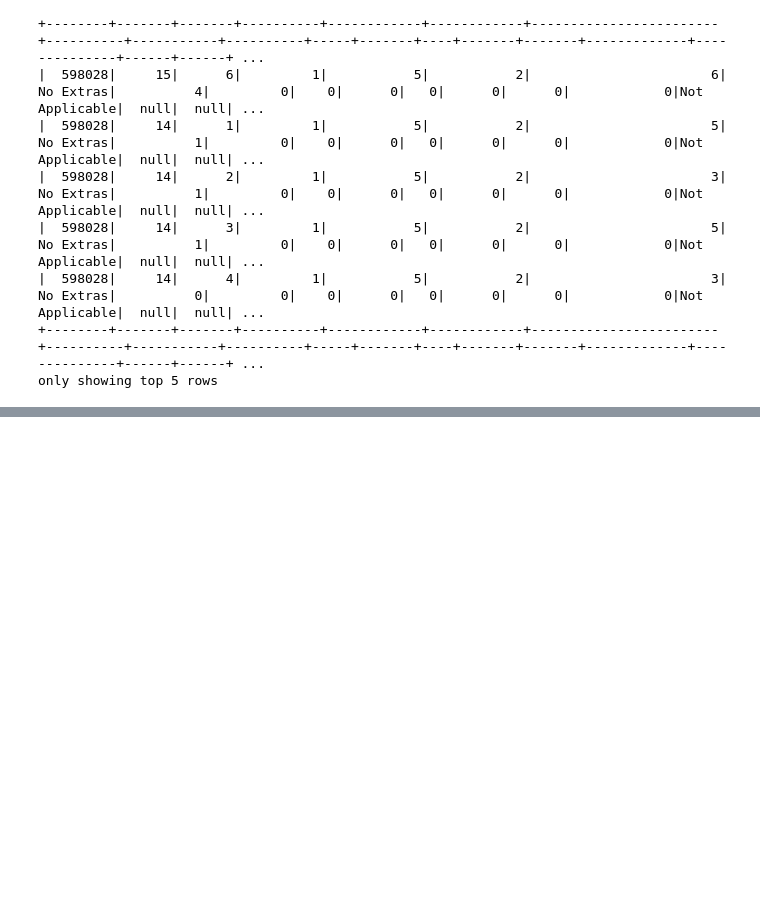
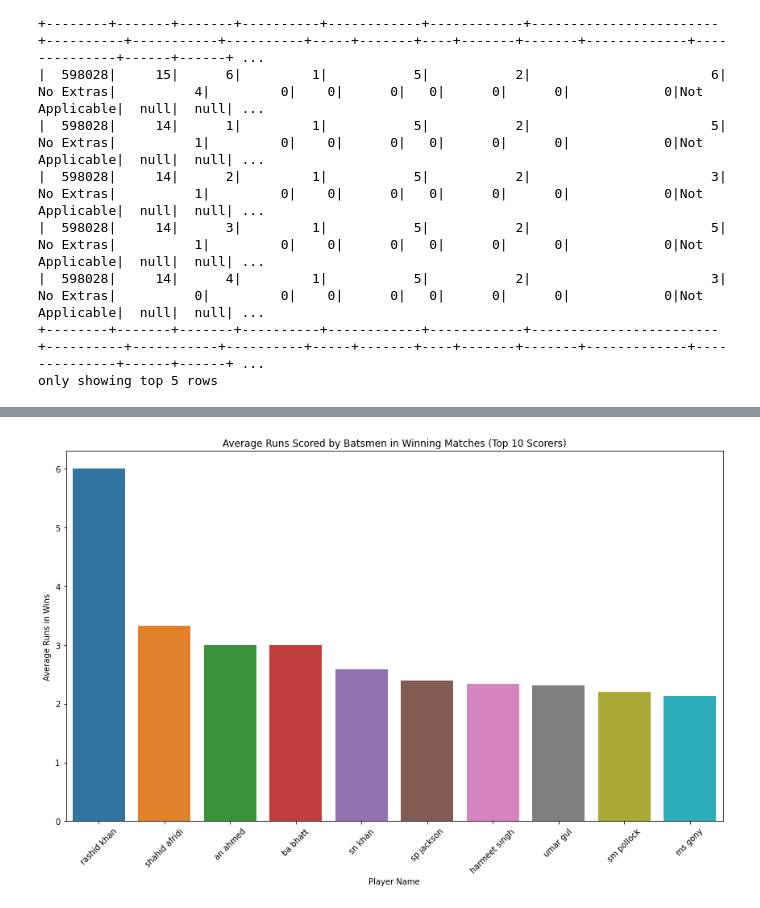
Before and after one commit to SKT-Sukatat/IPL_Spark_Project, a Jupyter notebook: IPL_DATA_ANALYSIS_SPARK.ipynb, the cells around one changed output, grey strips where cells are left out. Cells and saved outputs as stored; diff of their text form; code cells hidden in the pictures; blank space fills up the shorter version.

```diff
--- a/IPL_DATA_ANALYSIS_SPARK.ipynb
+++ b/IPL_DATA_ANALYSIS_SPARK.ipynb
@@ -164,0 +416,12 @@ team_df = spark.read.schema(team_schema).format("csv").option("header","true").l
+# %%
+average_runs_in_wins = spark.sql("""
+SELECT p.player_name, AVG(b.runs_scored) AS avg_runs_in_wins, COUNT(*) AS innings_played
+FROM ball_by_ball b
+JOIN player_match pm ON b.match_id = pm.match_id AND b.striker = pm.player_id
+JOIN player p ON pm.player_id = p.player_id
+JOIN match m ON pm.match_id = m.match_id
+WHERE m.match_winner = pm.player_team
+GROUP BY p.player_name
+ORDER BY avg_runs_in_wins ASC
+""")
+average_runs_in_wins.show()
@@ -164,0 +481,15 @@ team_df = spark.read.schema(team_schema).format("csv").option("header","true").l
+# %%
+average_runs_pd = average_runs_in_wins.toPandas()
+
+# Using seaborn to plot average runs in winning matches
+plt.figure(figsize=(12, 8))
+top_scorers = average_runs_pd.nlargest(10, 'avg_runs_in_wins')
+sns.barplot(x='player_name', y='avg_runs_in_wins', data=top_scorers)
+plt.title('Average Runs Scored by Batsmen in Winning Matches (Top 10 Scorers)')
+plt.xlabel('Player Name')
+plt.ylabel('Average Runs in Wins')
+plt.xticks(rotation=45)
+plt.tight_layout()
+plt.show()
+# %% [output]
+[figure, added]
```
Also changed, not shown: parts of 24 cells of this notebook.
